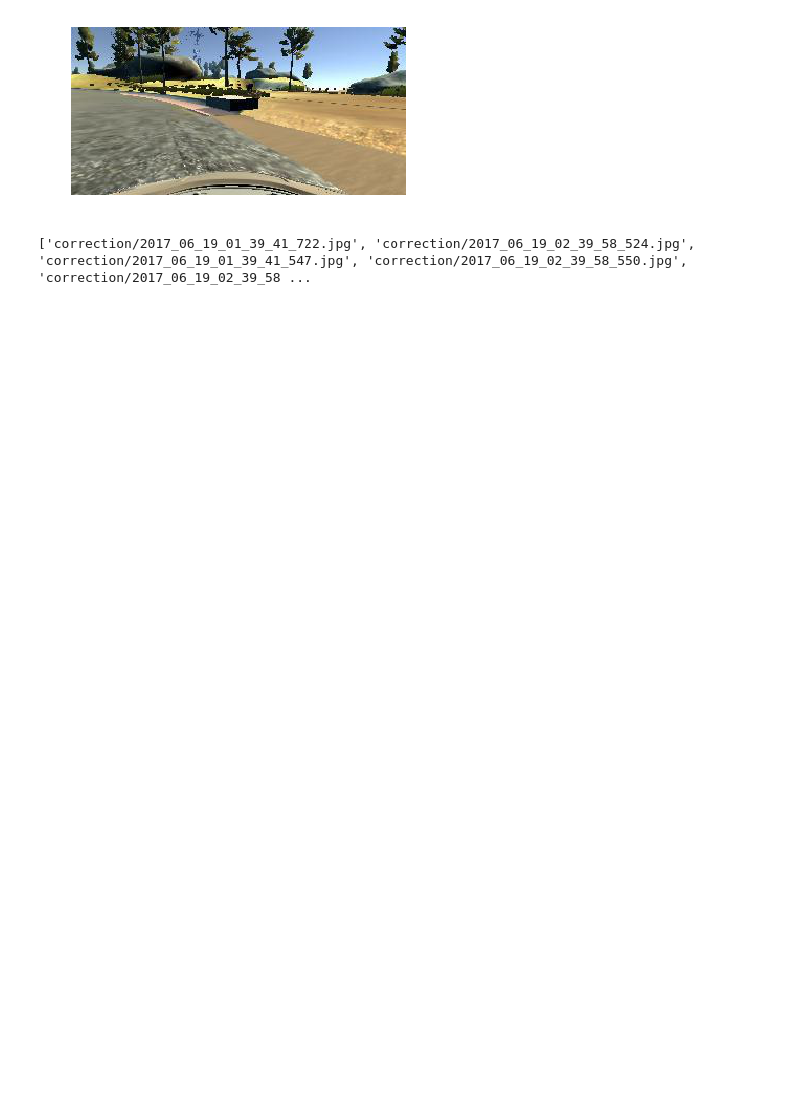
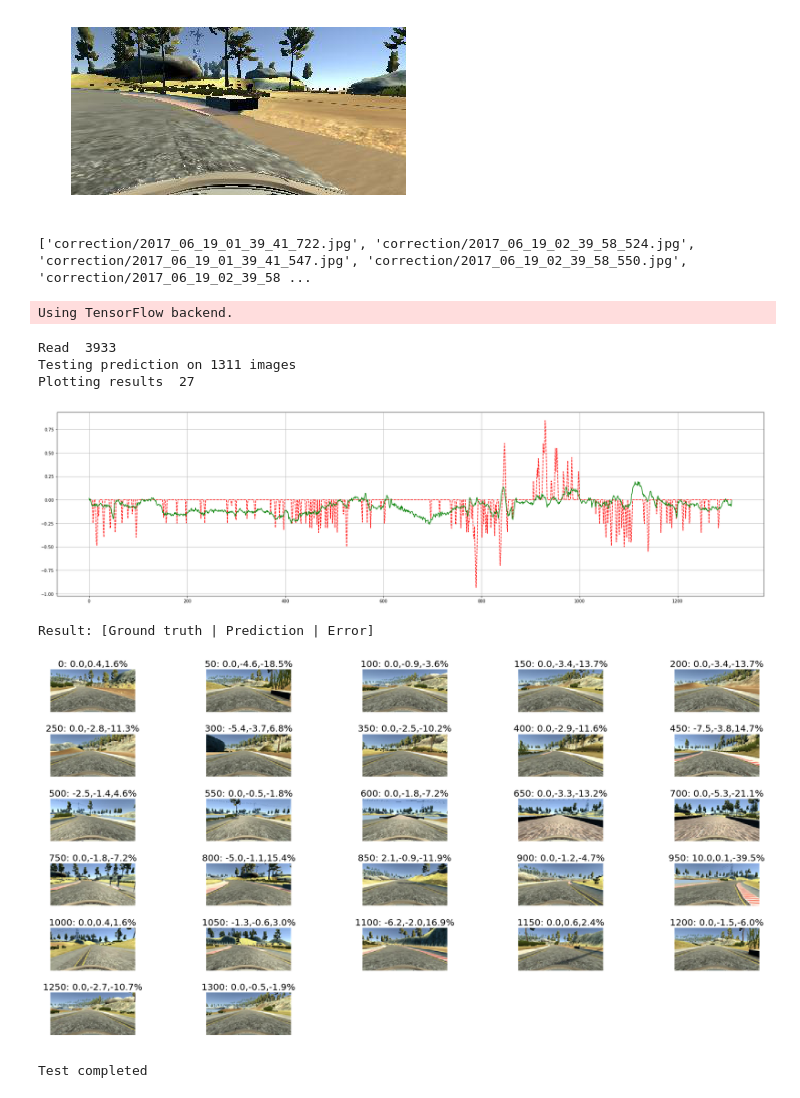
Before and after one commit to malichao/Behavioral-Cloning, a Jupyter notebook: Behavioral_Cloning.ipynb, the cells around one changed output. Cells and saved outputs as stored; diff of their text form; code cells hidden in the pictures; blank space fills up the shorter version.

```diff
--- a/Behavioral_Cloning.ipynb
+++ b/Behavioral_Cloning.ipynb
@@ -86,3 +86,15 @@ files = [os.path.join(path, file) for file in files]
 print(files)
 # %% [output]
 ['correction/2017_06_19_01_39_41_722.jpg', 'correction/2017_06_19_02_39_58_524.jpg', 'correction/2017_06_19_01_39_41_547.jpg', 'correction/2017_06_19_02_39_58_550.jpg', 'correction/2017_06_19_02_39_58 ...
+# %%
+import utils
+utils.unit_test('model_nvidia1.h5','data/track1-center1/')
+# %% [output]
+Using TensorFlow backend.
+Read  3933
+Testing prediction on 1311 images
+Plotting results  27
+[figure, added]
+Result: [Ground truth | Prediction | Error]
+[figure, added]
+Test completed
```
Also changed, not shown: parts of 2 cells of this notebook.
